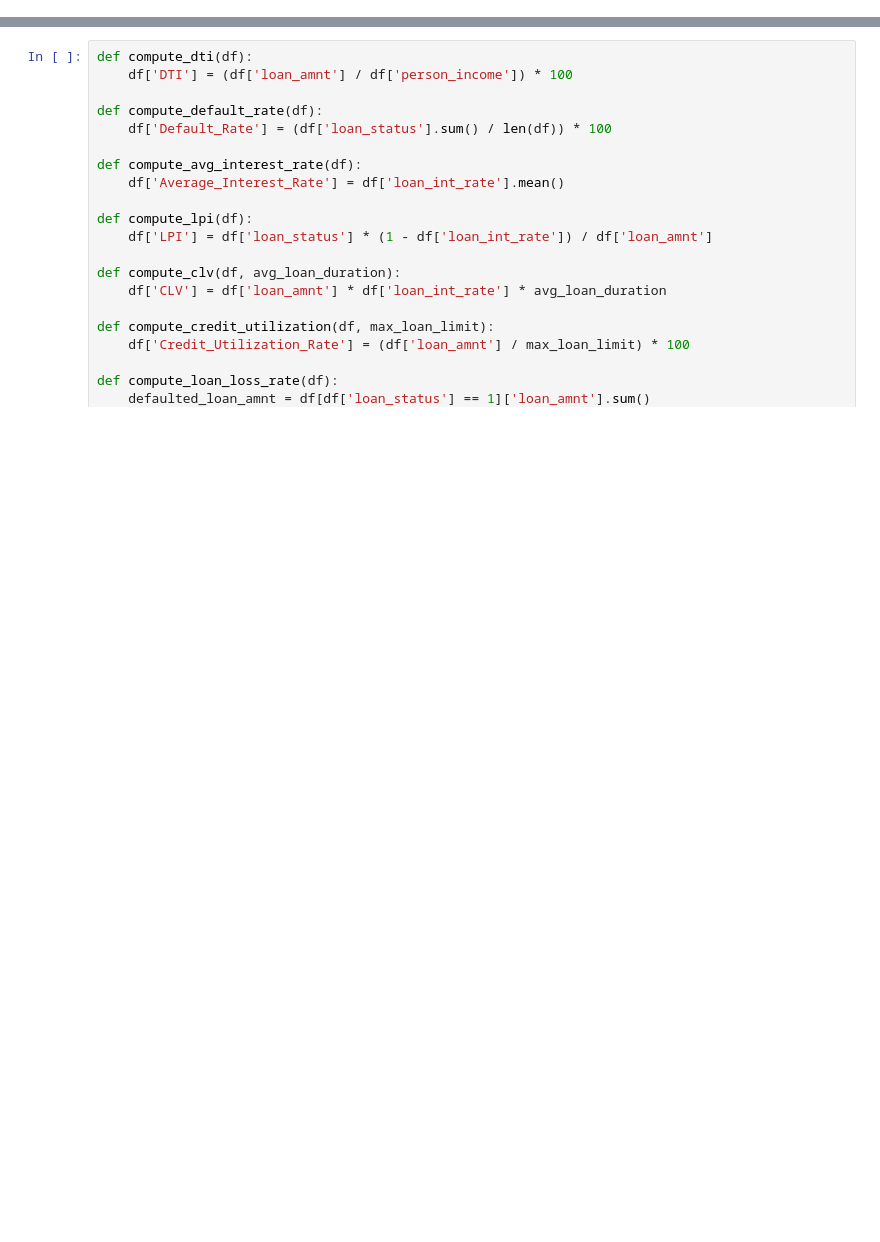
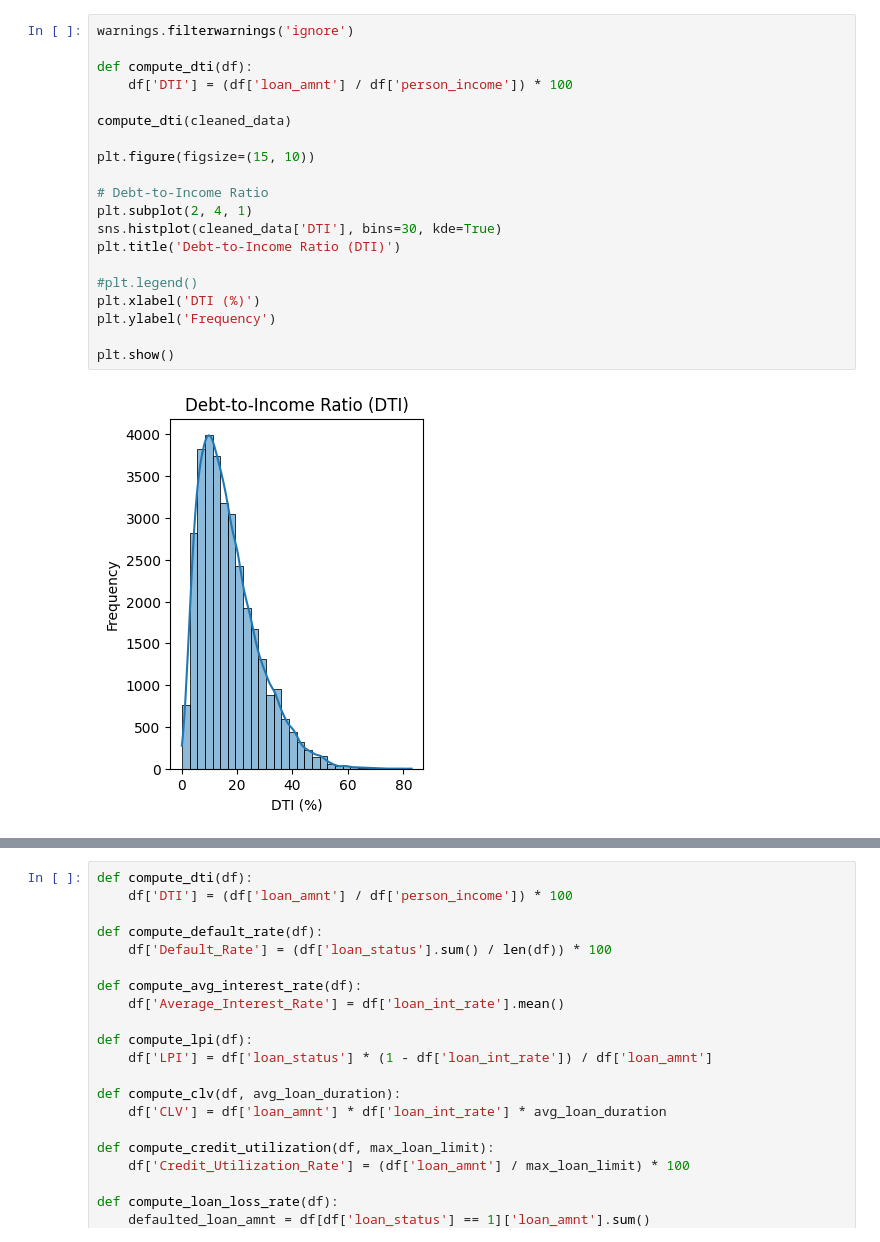
Before and after one commit to RahilChadha/Credit-risk-assessment, a Jupyter notebook: Credit_Risk_KPI.ipynb, the cells around one changed output, grey strips where cells are left out. Cells and saved outputs as stored; diff of their text form; blank space fills up the shorter version.

```diff
--- a/Credit_Risk_KPI.ipynb
+++ b/Credit_Risk_KPI.ipynb
@@ -10,0 +19,22 @@ cleaned_data = pd.read_csv("cleaned_data.csv")
+# %%
+warnings.filterwarnings('ignore')
+
+def compute_dti(df):
+    df['DTI'] = (df['loan_amnt'] / df['person_income']) * 100
+
+compute_dti(cleaned_data)
+
+plt.figure(figsize=(15, 10))
+
+# Debt-to-Income Ratio
+plt.subplot(2, 4, 1)
+sns.histplot(cleaned_data['DTI'], bins=30, kde=True)
+plt.title('Debt-to-Income Ratio (DTI)')
+
+#plt.legend()
+plt.xlabel('DTI (%)')
+plt.ylabel('Frequency')
+
+plt.show()
+# %% [output]
+[figure, added]
```
Also changed, not shown: parts of 15 cells of this notebook, 2 other files.
